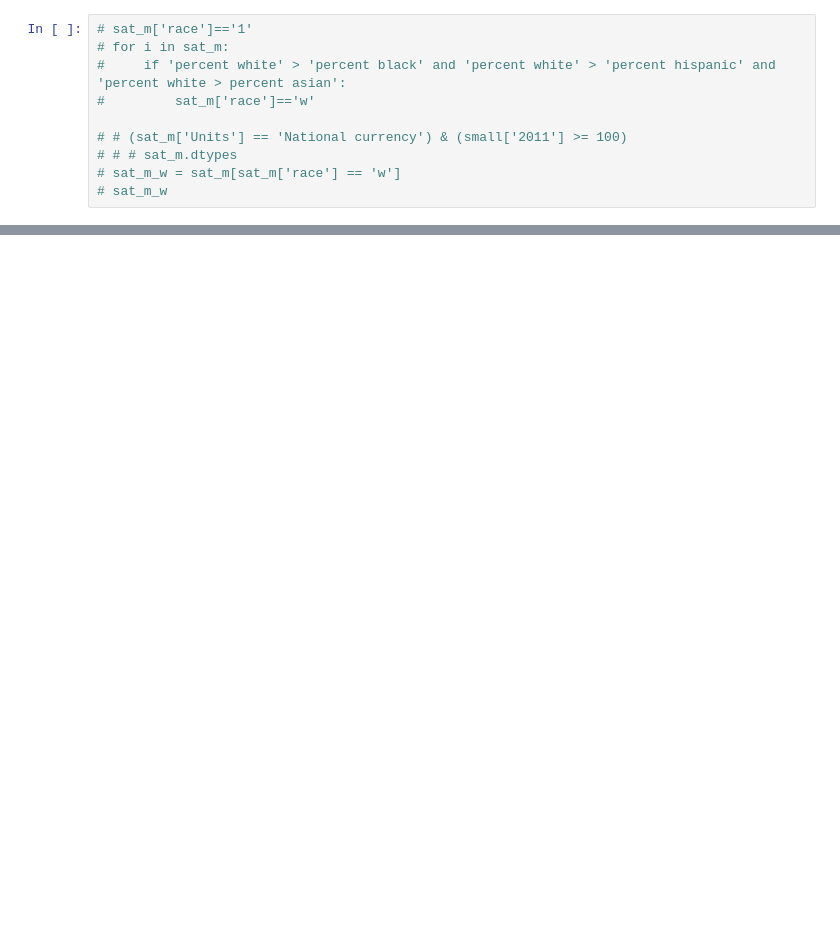
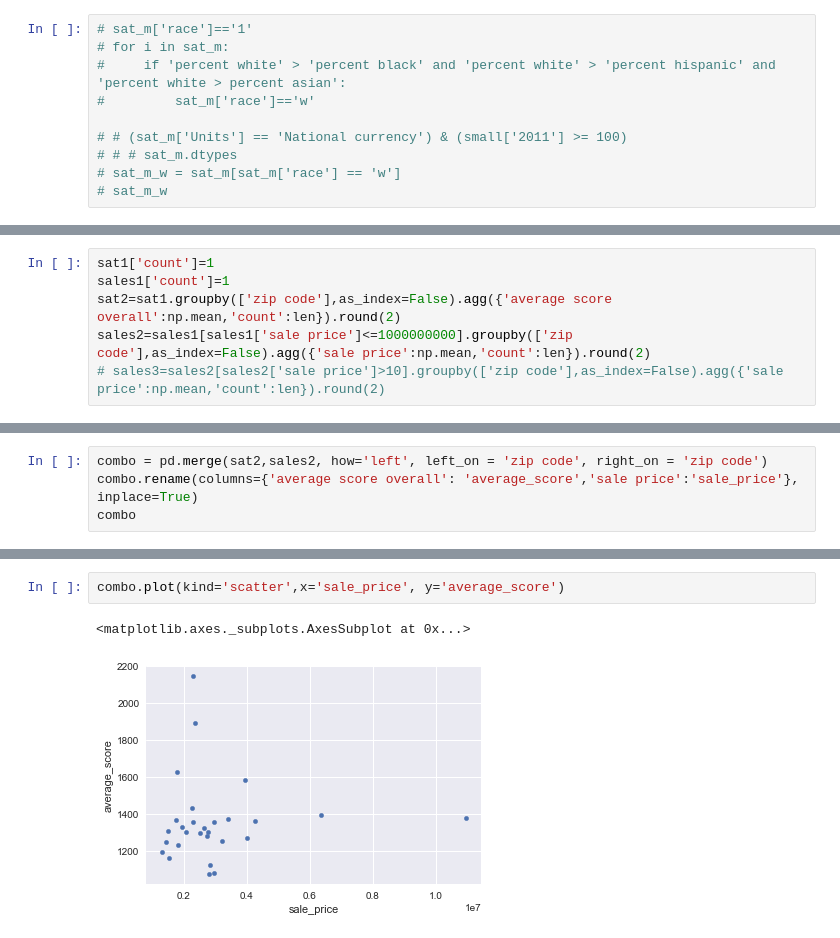
Before and after one commit to chrisc617/Data-Bootcamp-Final-Project, a Jupyter notebook: Final Project - SAT Scores.ipynb, the cells around one changed output, grey strips where cells are left out. Cells and saved outputs as stored; diff of their text form; blank space fills up the shorter version.

```diff
--- a/Final Project - SAT Scores.ipynb
+++ b/Final Project - SAT Scores.ipynb
@@ -83,0 +150,6 @@ sat_m.sort_values('average score overall',ascending=False).head()
+# %%
+sat1['count']=1
+sales1['count']=1
+sat2=sat1.groupby(['zip code'],as_index=False).agg({'average score overall':np.mean,'count':len}).round(2)
+sales2=sales1[sales1['sale price']<=1000000000].groupby(['zip code'],as_index=False).agg({'sale price':np.mean,'count':len}).round(2)
+# sales3=sales2[sales2['sale price']>10].groupby(['zip code'],as_index=False).agg({'sale price':np.mean,'count':len}).round(2)
@@ -83,0 +166,4 @@ sat_m.sort_values('average score overall',ascending=False).head()
+# %%
+combo = pd.merge(sat2,sales2, how='left', left_on = 'zip code', right_on = 'zip code')
+combo.rename(columns={'average score overall': 'average_score','sale price':'sale_price'}, inplace=True)
+combo
@@ -83,0 +210,5 @@ sat_m.sort_values('average score overall',ascending=False).head()
+# %%
+combo.plot(kind='scatter',x='sale_price', y='average_score')
+# %% [output]
+<matplotlib.axes._subplots.AxesSubplot at 0x...>
+[figure, added]
```
Also changed, not shown: parts of 12 cells of this notebook.
